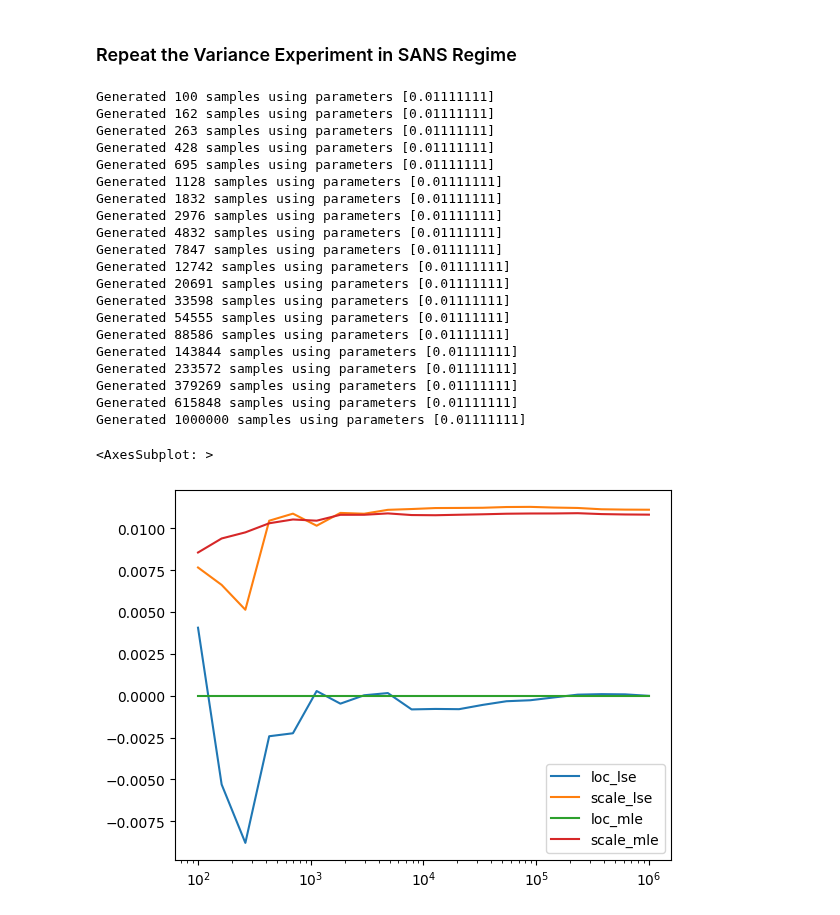
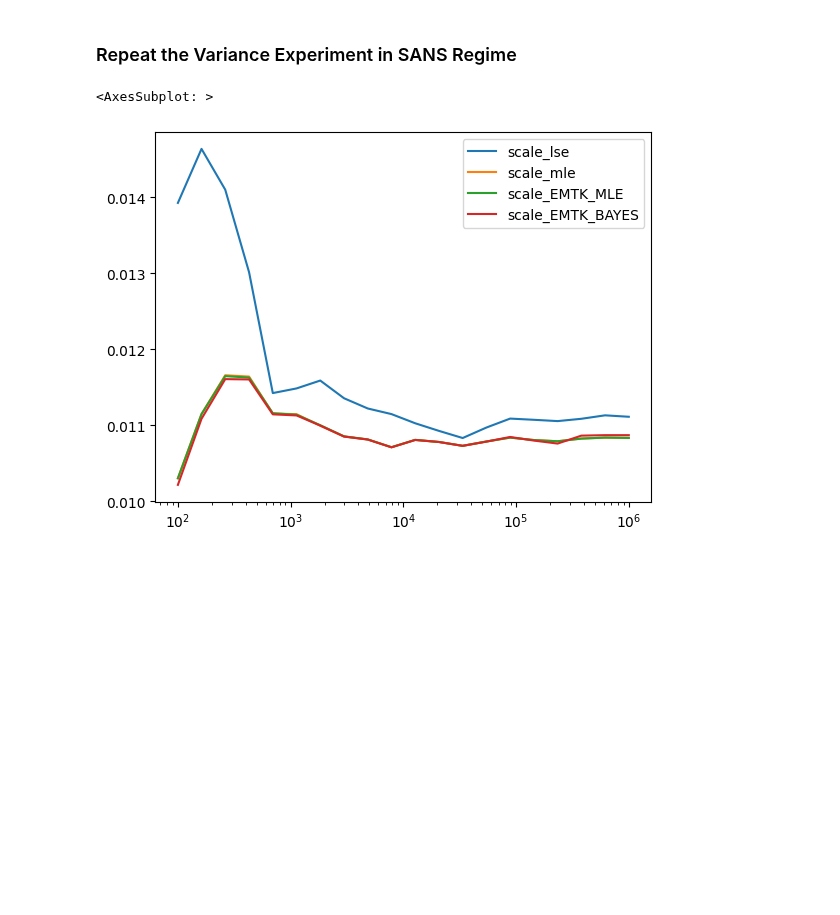
Before and after one commit to localoptimum/emtk, a Jupyter notebook: LSE-MLE comparison.ipynb, the cells around one changed output. Cells and saved outputs as stored; diff of their text form; code cells hidden in the pictures; blank space fills up the shorter version.

```diff
--- a/LSE-MLE comparison.ipynb
+++ b/LSE-MLE comparison.ipynb
@@ -391,14 +389,19 @@ def compare(reference_model, mle_fit_model, lse_fit_model, emtk_fit_model, bayes
     else:
         hist = np.histogram(events, range=xrange, bins=nbins, density=True)
     xi = 0.5*(hist[1][1:]+hist[1][:-1])
-    lse_params = lse_fit_model.fit(data=hist[0], x=xi).values
+
+    params = lse_fit_model.make_params()
+    params['center'].value=0.0
+    params['center'].vary=False
+
+    lse_params = lse_fit_model.fit(hist[0], params, x=xi).values
     lse_model = mle_fit_model(loc=lse_params['center'], scale=lse_params['sigma'])
     # Force the location of the MLE fit to be at x=0.0
     mle_params = mle_fit_model.fit(events, floc=0.0)
     mle_model = mle_fit_model(*mle_params)
 
     emtk_fit_model.data = events
-    emtk_model.setupGuesses()
+    emtk_fit_model.setupGuesses()
     emtk_fit_model.mle()
 
     bayes_fit_model.data = events
@@ -425,14 +428,14 @@ def compare(reference_model, mle_fit_model, lse_fit_model, emtk_fit_model, bayes
         plt.plot(xgrid, reference_model.pdf(xgrid), label='Ref. Cauchy')
         plt.plot(xgrid, lse_model.pdf(xgrid), linestyle='dashed', label='fit - LSE')
         plt.plot(xgrid, mle_model.pdf(xgrid), linestyle='dashed', label='fit - MLE')
-        plt.plot(xi, emtkpdf, linestyle='dashed', label='fit - EMTK')
+        plt.plot(xi, emtkpdf, linestyle='dashed', label='fit - EMTK-MLE')
         plt.plot(xi, bayespdf, linestyle='dashed', label='fit - EMTK-Bayes')
         if legend:
             plt.legend()
-    return {'loc_lse' : lse_params['center'],
-            'scale_lse': lse_params['sigma'],
-            'loc_mle': mle_params[0],
-            'scale_mle' : mle_params[1]
+    return {'scale_lse': lse_params['sigma'],
+            'scale_mle' : mle_params[1],
+            'scale_EMTK_MLE' : emtk_fit_model.estimates[0],
+            'scale_EMTK_BAYES' : bayes_fit_model.estimates[0]
            }
 
 mle_fit_model = stats.distributions.halfcauchy  # Scipy has a half-cauchy that was born to do this!
@@ -704,47 +707,28 @@ Next best candidate curves:
 # %%
 # peak function
 peak_location = 0.0
 peak_width = 1.0 / 90.0
 setxrange = [0.001,0.1]
 
 def compare_cauchy(nevents, loc=peak_location, scale=peak_width, xrange=setxrange, seed=None, nbins=None,
                    legend=False, model_plot=False):
-    mle_fit_model = distributions.cauchy
+    mle_fit_model = stats.distributions.cauchy
     lse_fit_model = models.LorentzianModel()
     reference_model = mle_fit_model(loc=loc, scale=scale)
     emtk_model = emtk.lorentzianCurve()
-    parameters = compare(reference_model, mle_fit_model, lse_fit_model, emtk_model, nevents=nevents, xrange=xrange,
+    bayes_model = emtk.lorentzianCurve()
+    parameters = compare(reference_model, mle_fit_model, lse_fit_model, emtk_model, bayes_model, nevents=nevents, xrange=xrange,
                          nbins=nbins, seed=seed, legend=legend, model_plot=model_plot)
     return parameters
 
 data = {nevents: compare_cauchy(nevents, seed=333, model_plot=False) for nevents in [int(n) for n in np.logspace(2, 6, 20)]}
 
 pd_data = pd.DataFrame(data).T
 
 pd_data.plot(logx=True)
 # %% [output]
-Generated 100 samples using parameters [0.01111111]
-Generated 162 samples using parameters [0.01111111]
-Generated 263 samples using parameters [0.01111111]
-Generated 428 samples using parameters [0.01111111]
-Generated 695 samples using parameters [0.01111111]
-Generated 1128 samples using parameters [0.01111111]
-Generated 1832 samples using parameters [0.01111111]
-Generated 2976 samples using parameters [0.01111111]
-Generated 4832 samples using parameters [0.01111111]
-Generated 7847 samples using parameters [0.01111111]
-Generated 12742 samples using parameters [0.01111111]
-Generated 20691 samples using parameters [0.01111111]
-Generated 33598 samples using parameters [0.01111111]
-Generated 54555 samples using parameters [0.01111111]
-Generated 88586 samples using parameters [0.01111111]
-Generated 143844 samples using parameters [0.01111111]
-Generated 233572 samples using parameters [0.01111111]
-Generated 379269 samples using parameters [0.01111111]
-Generated 615848 samples using parameters [0.01111111]
-Generated 1000000 samples using parameters [0.01111111]
+<AxesSubplot: >
-<AxesSubplot: >
-[figure, old version]
+[figure, new version]
 # %%
 # Run multiple fittings with same number of events but different seeds
 
```
Also changed, not shown: parts of 7 cells of this notebook.
